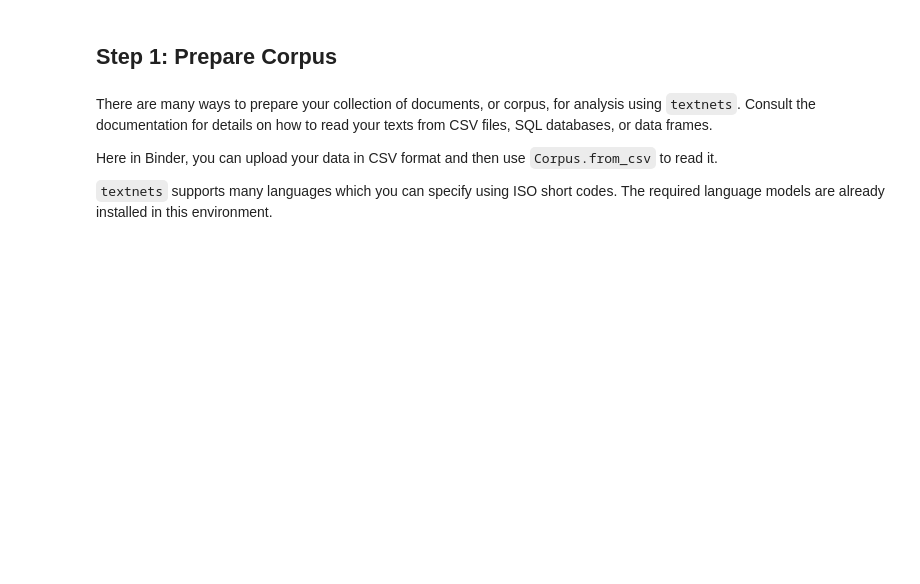
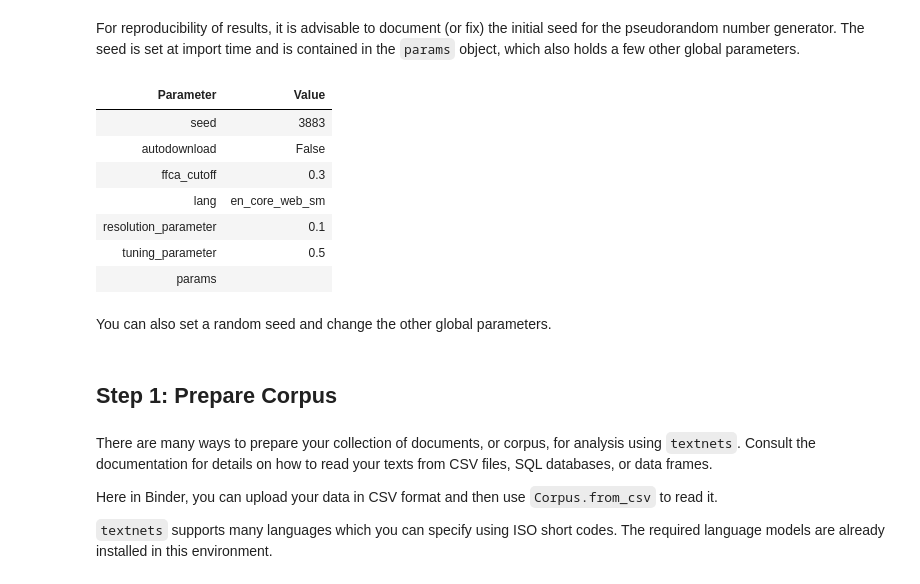
Before and after one commit to jboynyc/textnets-binder, a Jupyter notebook: Tutorial.ipynb, the cells around one changed output. Cells and saved outputs as stored; diff of their text form; code cells hidden in the pictures; blank space fills up the shorter version.

```diff
--- a/Tutorial.ipynb
+++ b/Tutorial.ipynb
@@ -16,0 +31,15 @@ from textnets import Corpus, Textnet, examples
+# %% [markdown]
+For reproducibility of results, it is advisable to document (or fix) the initial seed for the pseudorandom number generator. The seed is set at import time and is contained in the `params` object, which also holds a few other global parameters.
+# %%
+tn.params
+# %% [output]
+| Parameter | Value |
+| seed | 3883 |
+| autodownload | False |
+| ffca_cutoff | 0.3 |
+| lang | en_core_web_sm |
+| resolution_parameter | 0.1 |
+| tuning_parameter | 0.5 |
+| params |  |
+# %% [markdown]
+You can also set a random seed and change the other global parameters.
```
Also changed, not shown: parts of 26 cells of this notebook, 1 other file.
